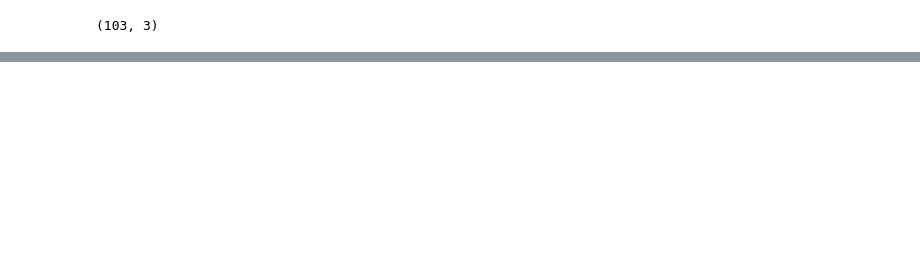
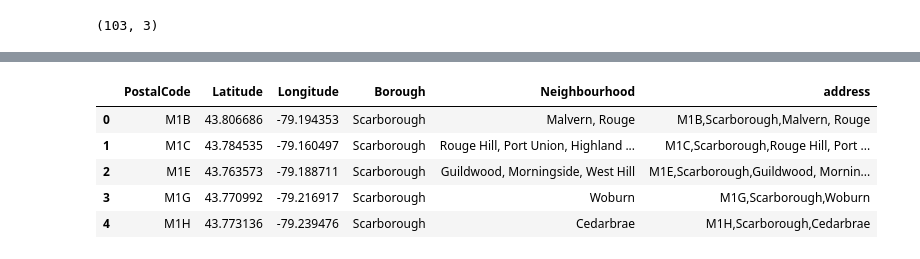
Before and after one commit to Yam0406/Coursera_Capstone, a Jupyter notebook: Segmenting and Clustering Neighborhoods in Toronto.ipynb, the cells around one changed output, grey strips where cells are left out. Drawn from its saved outputs; the diff is of its cells as text; code cells hidden in the pictures; blank space fills up the shorter version.

```diff
--- a/Segmenting and Clustering Neighborhoods in Toronto.ipynb
+++ b/Segmenting and Clustering Neighborhoods in Toronto.ipynb
@@ -142,0 +172,14 @@ df3.shape
+# %%
+df4 = pd.merge(coor_data, df3, how='inner', on=None, left_on=None, right_on=None,
+         left_index=False, right_index=False, sort=True,
+         suffixes=('_x', '_y'), copy=True, indicator=False,
+         validate=None)
+
+df4.head()
+# %% [output]
+|  | PostalCode | Latitude | Longitude | Borough | Neighbourhood | address |
+| 0 | M1B | 43.806686 | -79.194353 | Scarborough | Malvern, Rouge | M1B,Scarborough,Malvern, Rouge |
+| 1 | M1C | 43.784535 | -79.160497 | Scarborough | Rouge Hill, Port Union, Highland ... | M1C,Scarborough,Rouge Hill, Port ... |
+| 2 | M1E | 43.763573 | -79.188711 | Scarborough | Guildwood, Morningside, West Hill | M1E,Scarborough,Guildwood, Mornin... |
+| 3 | M1G | 43.770992 | -79.216917 | Scarborough | Woburn | M1G,Scarborough,Woburn |
+| 4 | M1H | 43.773136 | -79.239476 | Scarborough | Cedarbrae | M1H,Scarborough,Cedarbrae |
```
Also changed, not shown: parts of 7 cells of this notebook.
